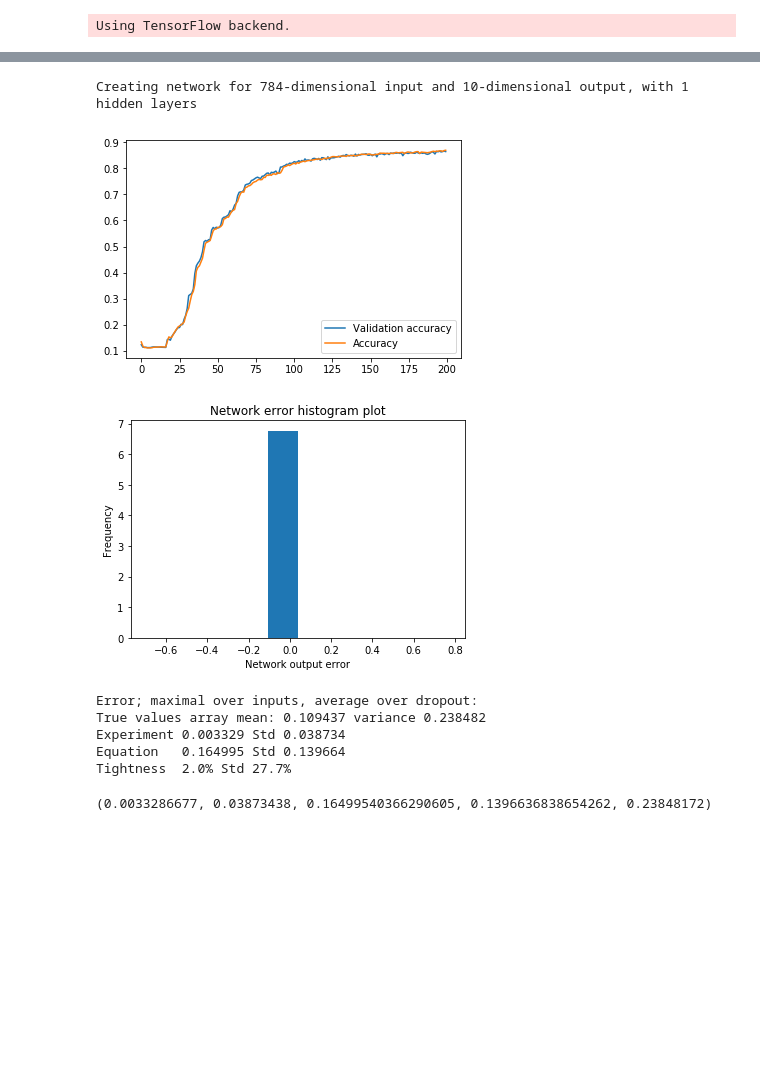
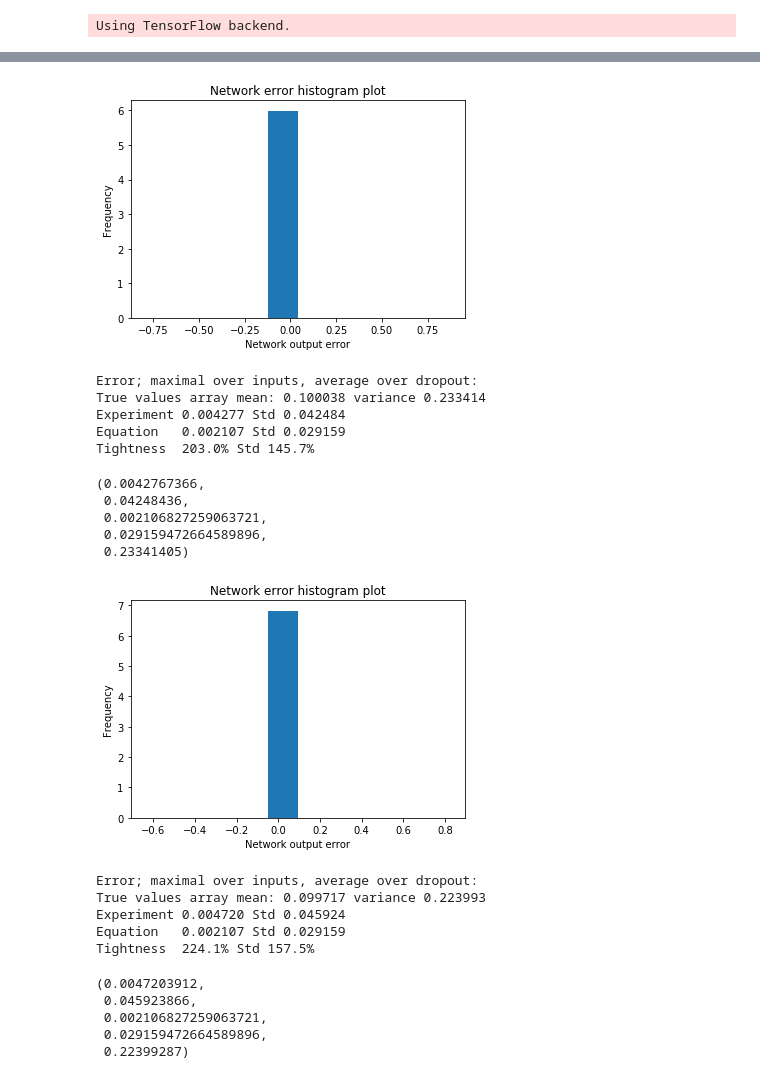
Before and after one commit to LPD-EPFL/nn-fault-tolerance, a Jupyter notebook: MNISTNet.ipynb, the cells around one changed output, grey strips where cells are left out. Drawn from its saved outputs; the diff is of its cells as text; code cells hidden in the pictures; blank space fills up the shorter version.

Commit message:
Calculate error for 1e6 repetitions

```diff
--- a/MNISTNet.ipynb
+++ b/MNISTNet.ipynb
@@ -9,12 +16,28 @@ Using TensorFlow backend.
+# %%
+experiment.run(inputs = 20, repetitions = 100000, do_print = True, do_plot = True, do_tqdm = True)
+# %% [output]
+[figure, added]
+Error; maximal over inputs, average over dropout:
+True values array mean: 0.100038 variance 0.233414
+Experiment 0.004277 Std 0.042484
+Equation   0.002107 Std 0.029159
+Tightness  203.0% Std 145.7%
+(0.0042767366,
+ 0.04248436,
+ 0.002106827259063721,
+ 0.029159472664589896,
+ 0.23341405)
 # %%
-MNISTExperiment(N = [10], P = 0.001, epochs = 200, KLips = 1, do_print = True).run(inputs = 20, repetitions = 10000, do_print = True, do_plot = True, do_tqdm = True)
+experiment.run(inputs = 20, repetitions = 10000, do_print = True, do_plot = True, do_tqdm = True)
 # %% [output]
+[figure, new version]
-Creating network for 784-dimensional input and 10-dimensional output, with 1 hidden layers
+Error; maximal over inputs, average over dropout:
+True values array mean: 0.099717 variance 0.223993
+Experiment 0.004720 Std 0.045924
+Equation   0.002107 Std 0.029159
+Tightness  224.1% Std 157.5%
-[figure, old version]
-[figure, removed]
-Error; maximal over inputs, average over dropout:
-True values array mean: 0.109437 variance 0.238482
-Experiment 0.003329 Std 0.038734
-Equation   0.164995 Std 0.139664
-Tightness  2.0% Std 27.7%
+(0.0047203912,
+ 0.045923866,
+ 0.002106827259063721,
+ 0.029159472664589896,
+ 0.22399287)
-(0.0033286677, 0.03873438, 0.16499540366290605, 0.1396636838654262, 0.23848172)
```
Also changed, not shown: parts of 5 cells of this notebook.
